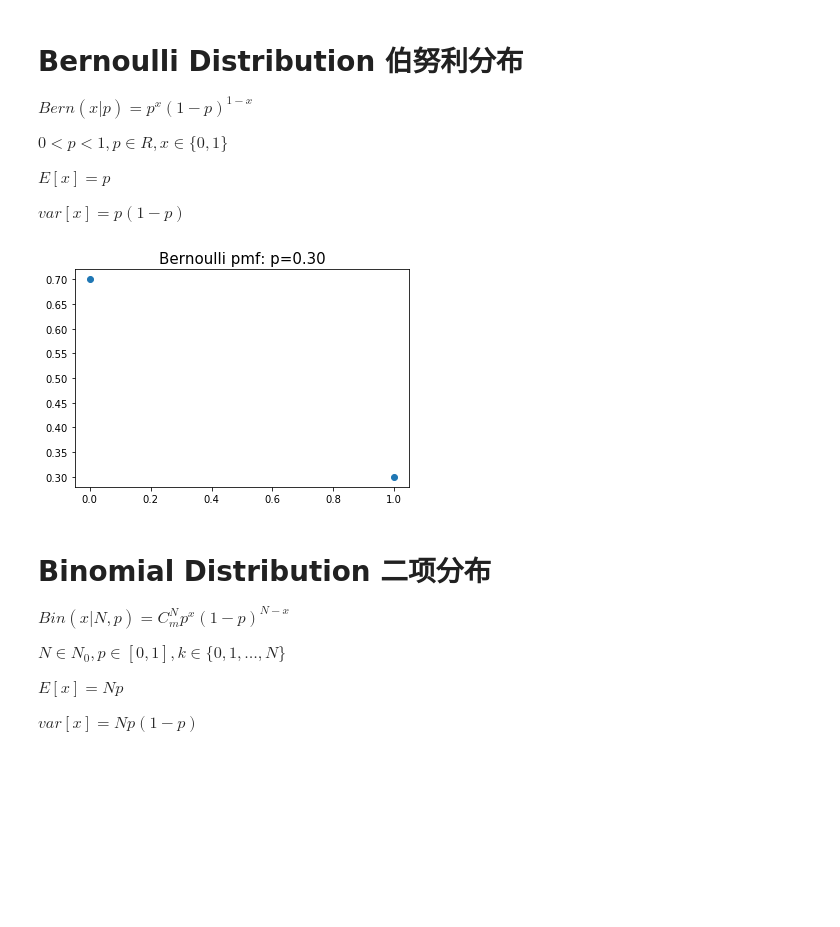
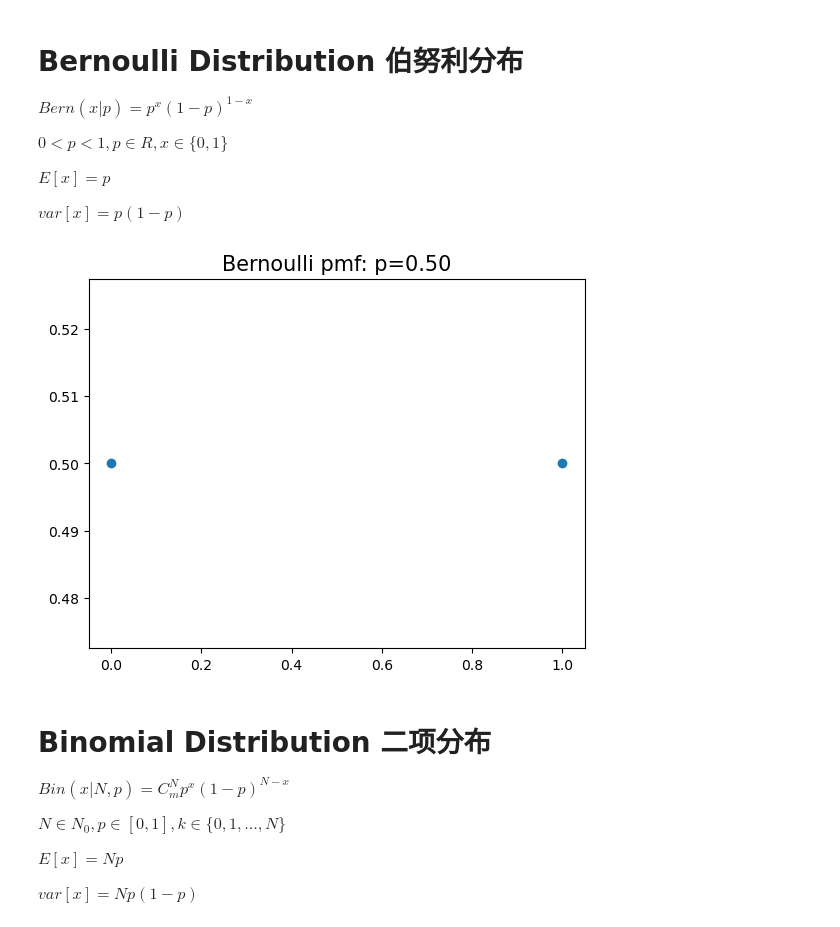
Before and after one commit to cherry607/Summer-School, a Jupyter notebook: Probability_Distribution.ipynb, the cells around one changed output. Saved outputs shown, nothing was run; the diff lists cells and outputs as text; code cells hidden in the pictures; blank space fills up the shorter version.

```diff
--- a/Probability_Distribution.ipynb
+++ b/Probability_Distribution.ipynb
@@ -21,15 +21,15 @@ $E[x] = p$
 $var[x] = p(1-p)$
 # %%
 # set parameters
-p = 0.3
+p = 0.5
 
 x = np.arange(0,2)
 bernoulli = stats.bernoulli.pmf(x, p) #pmf is the probability mass function
 plt.plot(x, bernoulli, 'o')
 plt.title('Bernoulli pmf: p=%.2f' % (p), fontsize=15)
 plt.show()
 # %% [output]
-[figure, old version]
+[figure, new version]
 # %% [markdown]
 # Binomial Distribution 二项分布
 <script type="text/javascript" src="http://cdn.mathjax.org/mathjax/latest/MathJax.js?config=default"></script>
```
